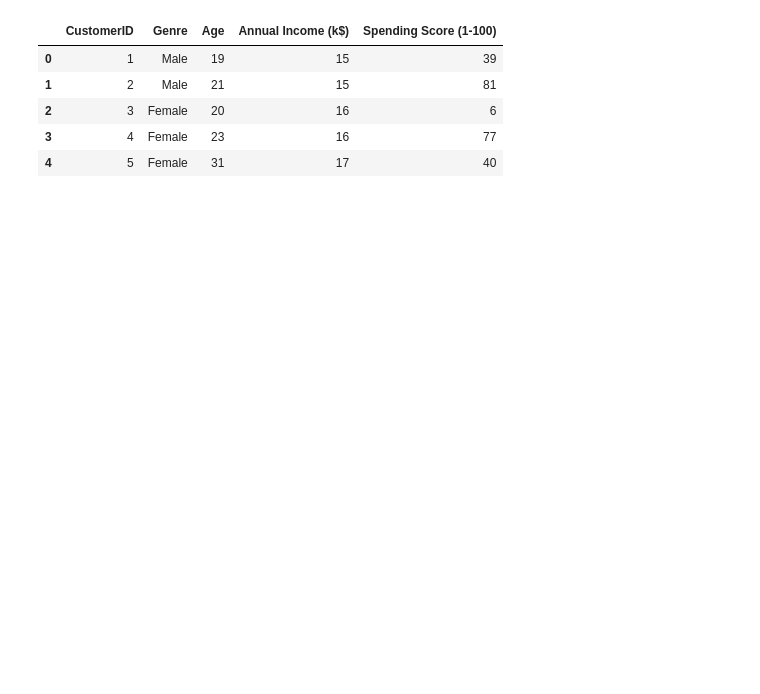
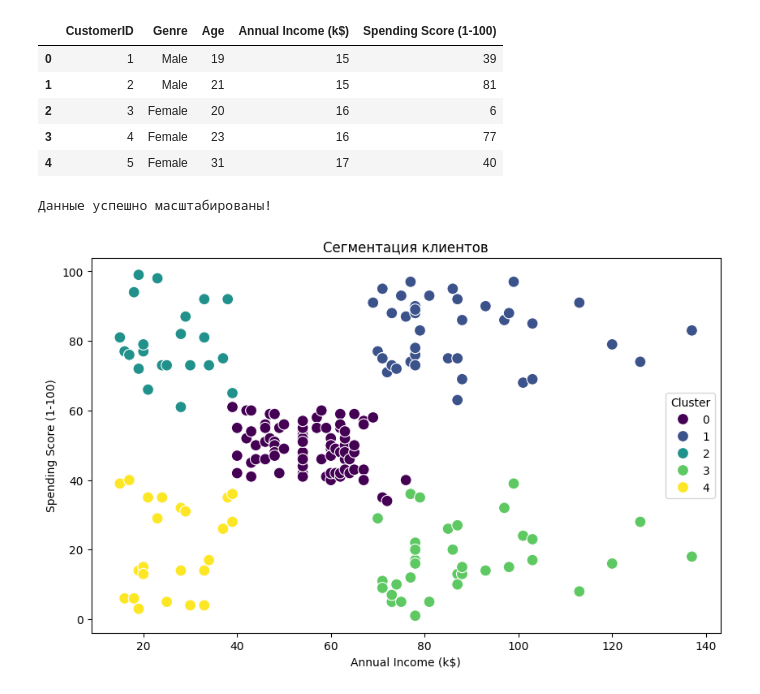
Before and after one commit to Nozila98/customer-segmentation-ml, a Jupyter notebook: notebooks/customer_segmentation.ipynb, the cells around one changed output. Drawn from its saved outputs; the diff is of its cells as text; code cells hidden in the pictures; blank space fills up the shorter version.

```diff
--- a/notebooks/customer_segmentation.ipynb
+++ b/notebooks/customer_segmentation.ipynb
@@ -13,3 +22,28 @@ df.head()
 | 4 | 5 | Female | 31 | 17 | 40 |
 # %%
 import pandas as pd
+# %%
+# Выбираем признаки: Годовой доход и Рейтинг трат
+X = df[['Annual Income (k$)', 'Spending Score (1-100)']]
+
+# Масштабируем данные (StandardScaler)
+scaler = StandardScaler()
+X_scaled = scaler.fit_transform(X)
+
+# Проверим, что переменная создалась
+print("Данные успешно масштабированы!")
+# %% [output]
+Данные успешно масштабированы!
+# %%
+# Выбираем оптимальное количество кластеров (допустим, 5)
+kmeans = KMeans(n_clusters=5, init='k-means++', random_state=42)
+df['Cluster'] = kmeans.fit_predict(X_scaled)
+
+# Визуализация результата
+plt.figure(figsize=(10,6))
+sns.scatterplot(data=df, x='Annual Income (k$)', y='Spending Score (1-100)',
+                hue='Cluster', palette='viridis', s=100)
+plt.title('Сегментация клиентов')
+plt.show()
+# %% [output]
+[figure, added]
```
Also changed, not shown: parts of 2 cells of this notebook, 2 other files.
